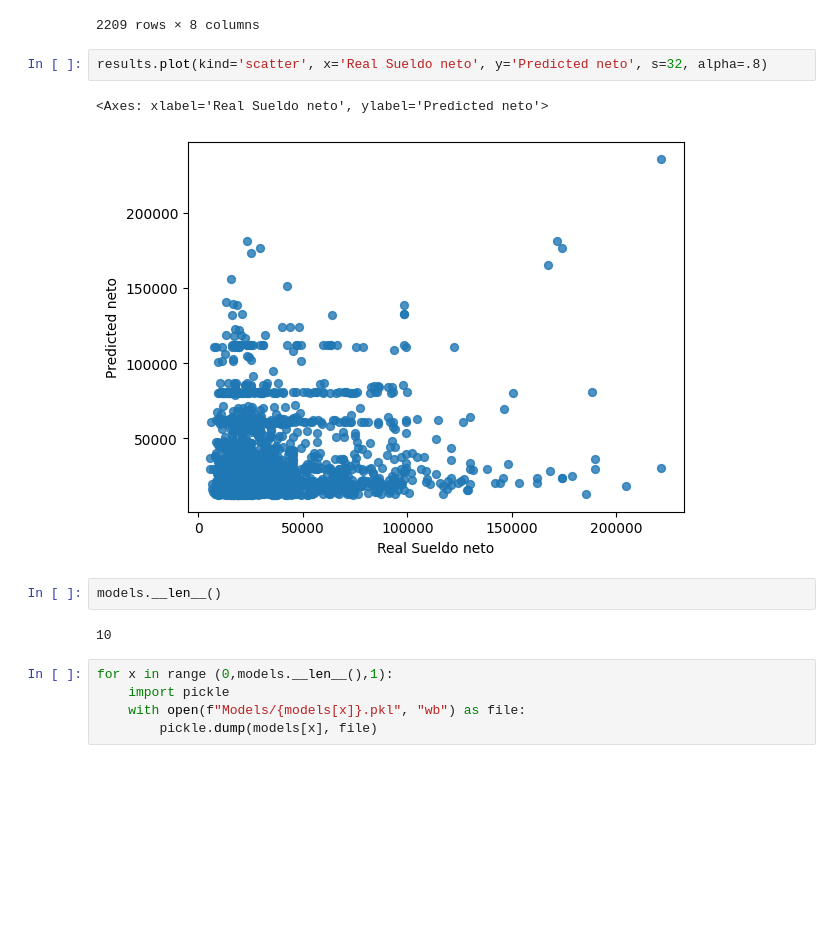
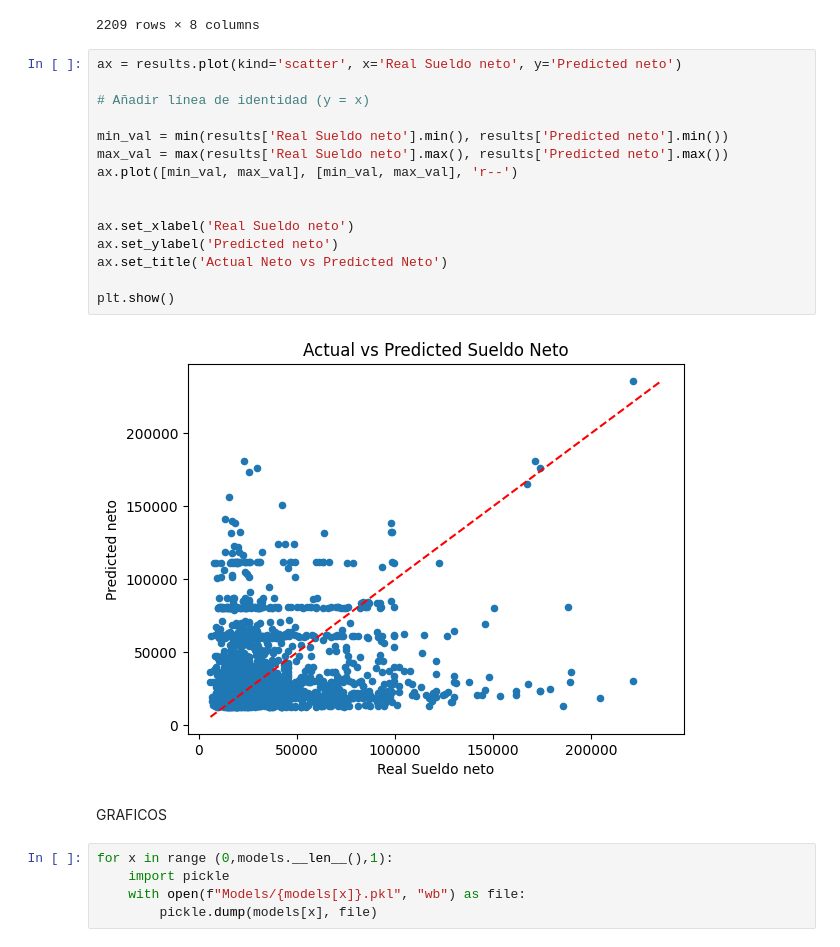
Before and after one commit to OAGgithub/Inferencia-Ingresos, a Jupyter notebook: Inferencia_Ingresos.ipynb, the cells around one changed output. Cells and saved outputs as stored; diff of their text form; blank space fills up the shorter version.

```diff
--- a/Inferencia_Ingresos.ipynb
+++ b/Inferencia_Ingresos.ipynb
@@ -998,15 +970,25 @@ results
 | 4773 | Publico | ABOGADO | 0 | 60000.0 | 1722.00 | 1824.00 | 44484.49 | 61180.159376 |
 | 3371 | Publico | AGENTE | 1 | 27000.0 | 774.90 | 820.80 | 24379.30 | 16068.820719 |
 2209 rows × 8 columns
-# %%
-results.plot(kind='scatter', x='Real Sueldo neto', y='Predicted neto', s=32, alpha=.8)
-# %% [output]
-<Axes: xlabel='Real Sueldo neto', ylabel='Predicted neto'>
-[figure, removed]
-# %%
-models.__len__()
-# %% [output]
-10
+# %%
+ax = results.plot(kind='scatter', x='Real Sueldo neto', y='Predicted neto')
+
+# Añadir línea de identidad (y = x)
+
+min_val = min(results['Real Sueldo neto'].min(), results['Predicted neto'].min())
+max_val = max(results['Real Sueldo neto'].max(), results['Predicted neto'].max())
+ax.plot([min_val, max_val], [min_val, max_val], 'r--')
+
+
+ax.set_xlabel('Real Sueldo neto')
+ax.set_ylabel('Predicted neto')
+ax.set_title('Actual Neto vs Predicted Neto')
+
+plt.show()
+# %% [output]
+[figure, added]
+# %% [markdown]
+GRAFICOS
 # %%
 for x in range (0,models.__len__(),1):
     import pickle
```
Also changed, not shown: parts of 2 cells of this notebook.
